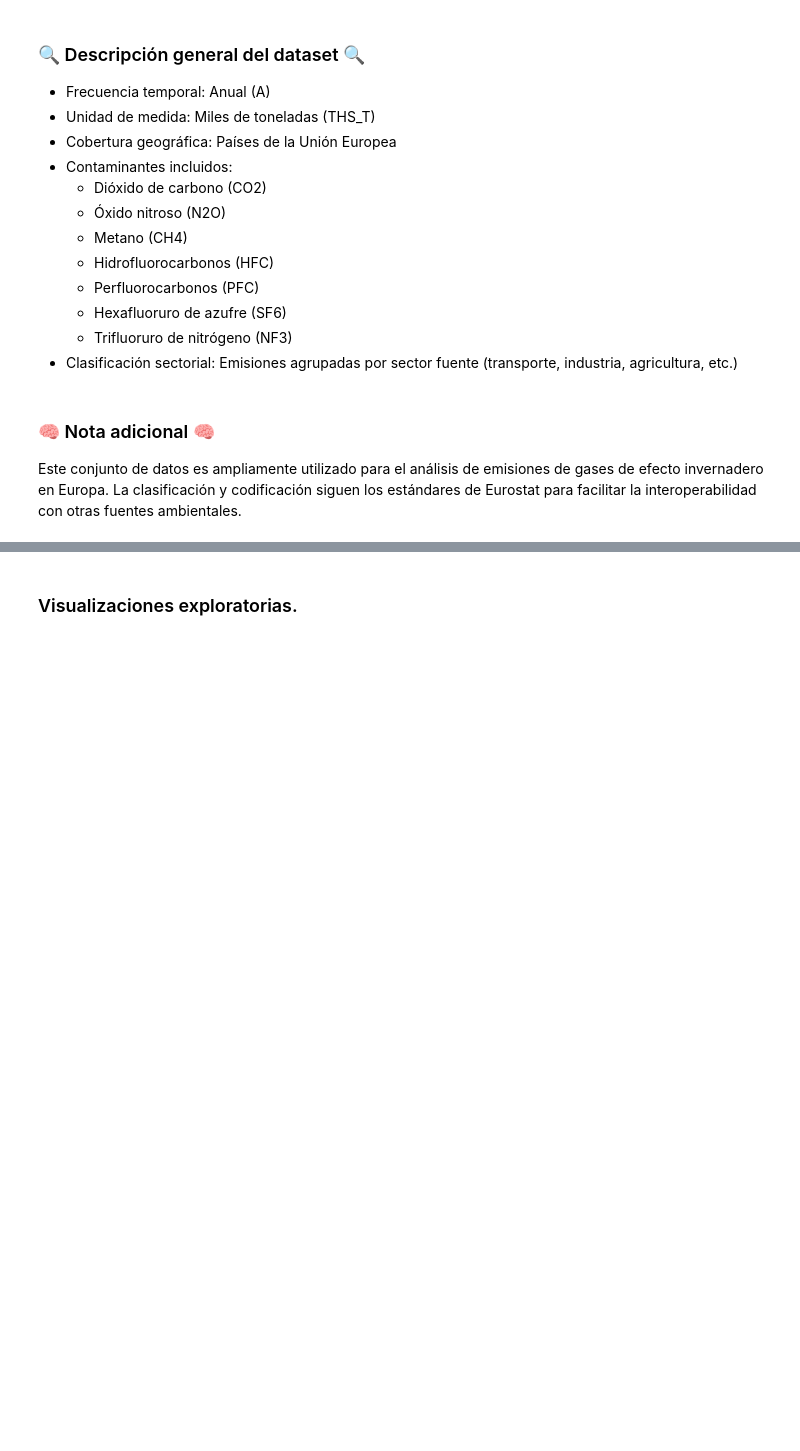
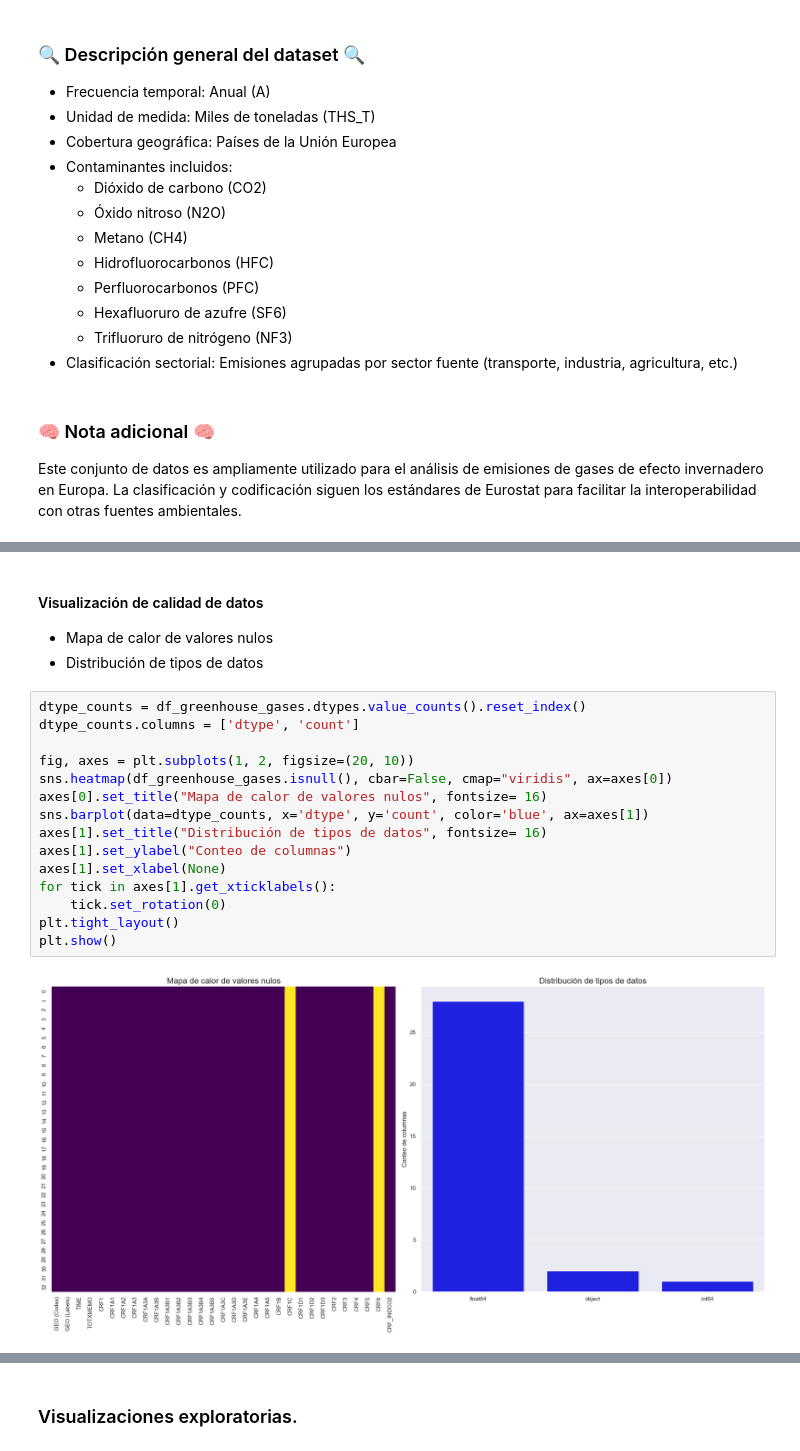
Before and after one commit to LoFloAb/Impacto_de_la_electrificaci-n_del_transporte_en_las_emisiones_de_GEI_en_Europa, a Jupyter notebook: Analisis_impacto_coche_electrico.ipynb, the cells around one changed output, grey strips where cells are left out. Cells and saved outputs as stored; diff of their text form; blank space fills up the shorter version.

```diff
--- a/Impacto del coche eléctrico y las emisiones de GEI.ipynb
+++ b/Analisis_impacto_coche_electrico.ipynb
@@ -71,3 +151,25 @@ df_greenhouse_gases.head(10)
+# %% [markdown]
+#### Visualización de calidad de datos
+
+- Mapa de calor de valores nulos
+- Distribución de tipos de datos
+# %%
+dtype_counts = df_greenhouse_gases.dtypes.value_counts().reset_index()
+dtype_counts.columns = ['dtype', 'count']
+
+fig, axes = plt.subplots(1, 2, figsize=(20, 10))
+sns.heatmap(df_greenhouse_gases.isnull(), cbar=False, cmap="viridis", ax=axes[0])
+axes[0].set_title("Mapa de calor de valores nulos", fontsize= 16)
+sns.barplot(data=dtype_counts, x='dtype', y='count', color='blue', ax=axes[1])
+axes[1].set_title("Distribución de tipos de datos", fontsize= 16)
+axes[1].set_ylabel("Conteo de columnas")
+axes[1].set_xlabel(None)
+for tick in axes[1].get_xticklabels():
+    tick.set_rotation(0)
+plt.tight_layout()
+plt.show()
+# %% [output]
+[figure, added]
 # %% [markdown]
 ### 🛠️ Transformaciones de columnas 🛠️
 
```
Also changed, not shown: parts of 34 cells of this notebook, 8 other files.
